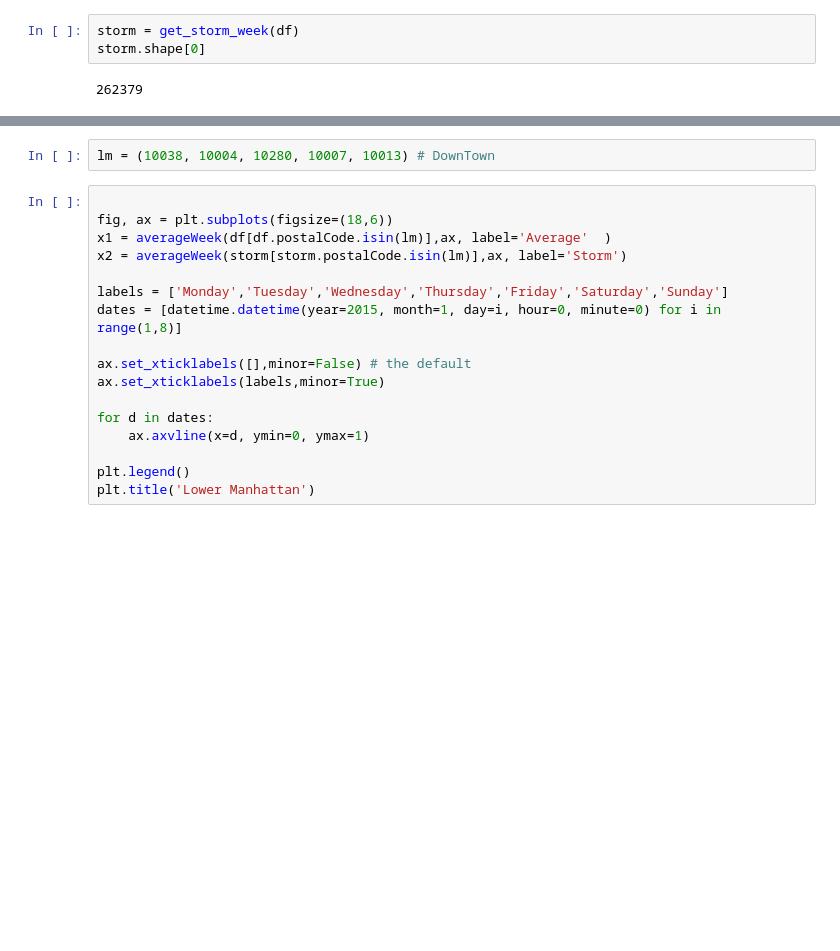
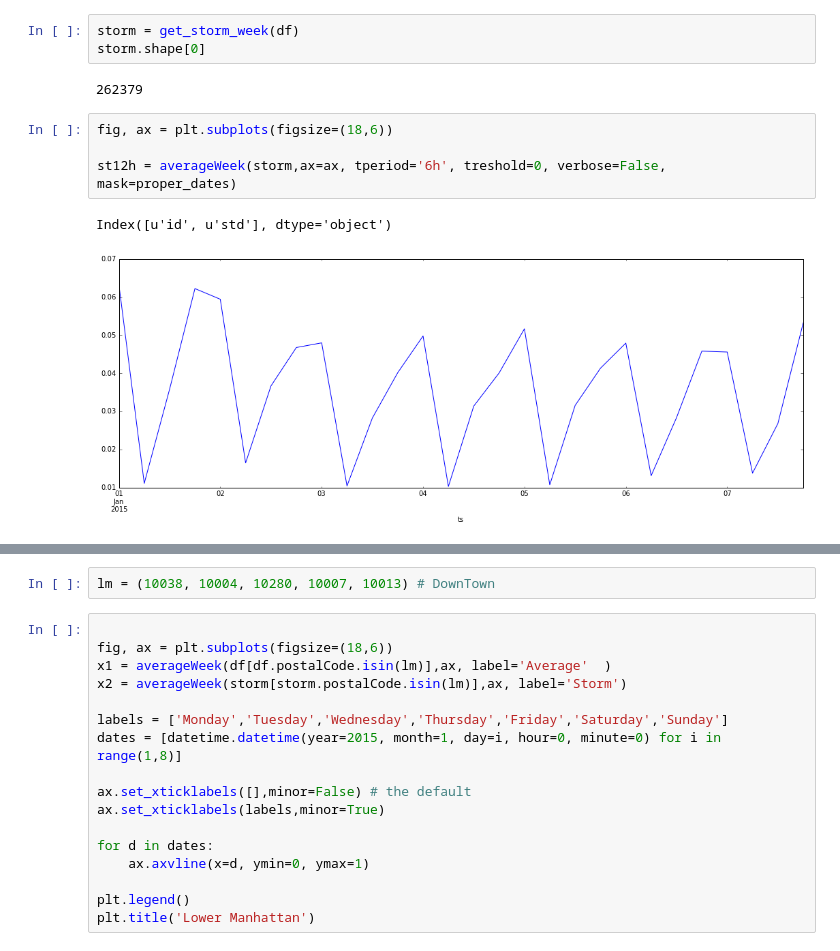
Before and after one commit to Casyfill/CUSP_QC_twitter_scripts, a Jupyter notebook: code/Storm/Snowstorm.ipynb, the cells around one changed output, grey strips where cells are left out. Saved outputs shown, nothing was run; the diff lists cells and outputs as text; blank space fills up the shorter version.

```diff
--- a/code/Storm/Snowstorm.ipynb
+++ b/code/Storm/Snowstorm.ipynb
@@ -144,3 +176,10 @@ storm = get_storm_week(df)
 storm.shape[0]
 # %% [output]
 262379
+# %%
+fig, ax = plt.subplots(figsize=(18,6))
+
+st12h = averageWeek(storm,ax=ax, tperiod='6h', treshold=0, verbose=False, mask=proper_dates)
+# %% [output]
+Index([u'id', u'std'], dtype='object')
+[figure, added]
```
Also changed, not shown: parts of 23 cells of this notebook, 9 other files.
